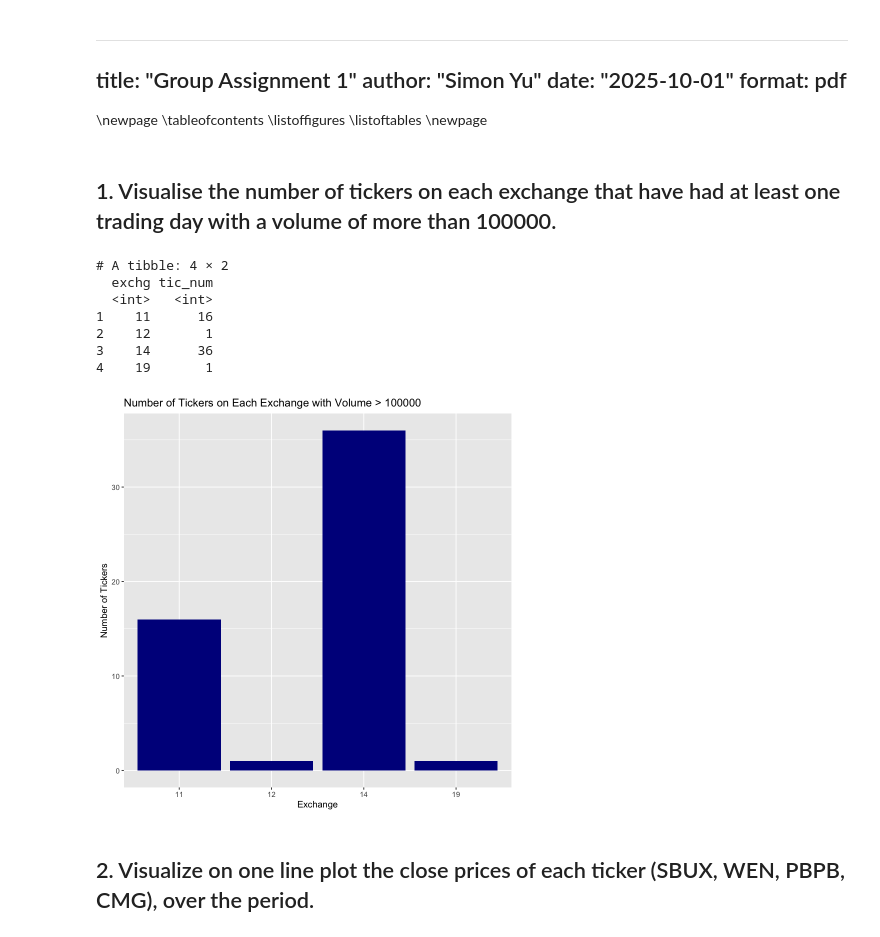
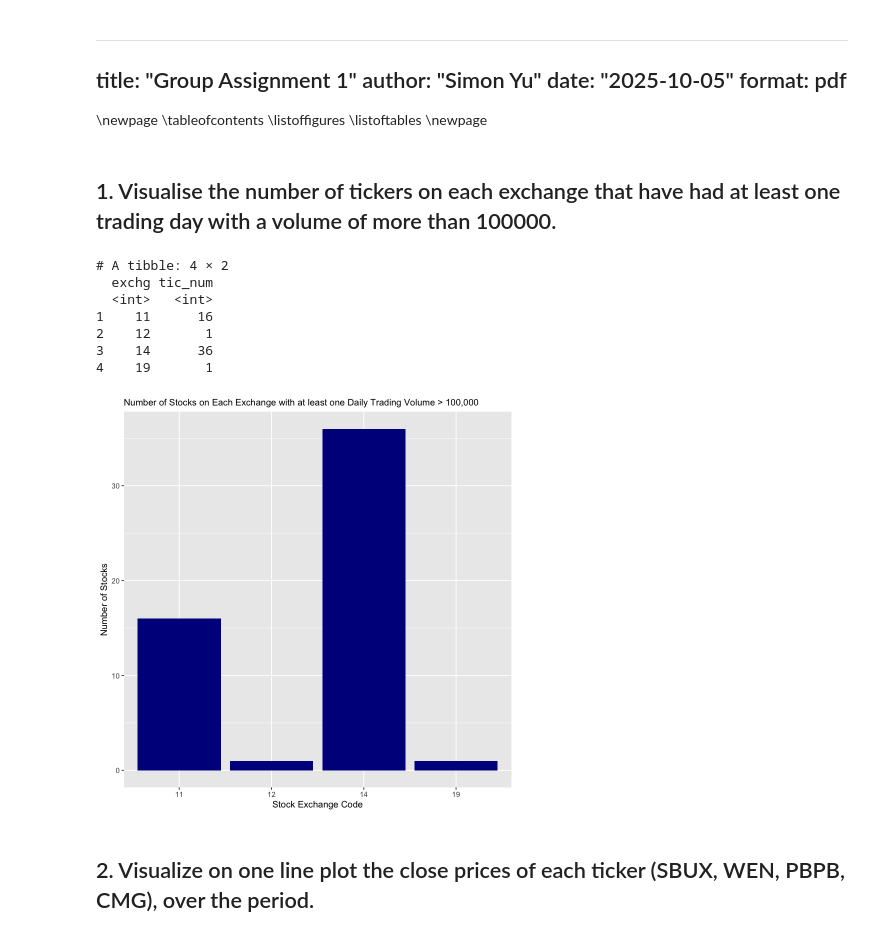
Before and after one commit to simonyuu/R_Group-Assignment, a Jupyter notebook: A1 visualiztion.ipynb, the cells around one changed output. Cells and saved outputs as stored; diff of their text form; code cells hidden in the pictures.

```diff
--- a/A1 visualiztion.ipynb
+++ b/A1 visualiztion.ipynb
@@ -2,7 +2,7 @@
 ---
 title: "Group Assignment 1"
 author: "Simon Yu"
-date: "2025-10-01"
+date: "2025-10-05"
 format: pdf
 ---
 \newpage
@@ -30,28 +33,30 @@ cmg_data <- filter(data, tic == "CMG")
 # %% [markdown]
 ## 1. Visualise the number of tickers on each exchange that have had at least one trading day with a volume of more than 100000.
 # %%
-
+# find all the data with daily trading volume (cshtrd) > 100,000
+# group them by exchange and calulate the number of distinct tickers for each exchange
 tickers_each_exchange <- data %>%
   filter(cshtrd > 100000) %>%
   group_by(exchg) %>%
   summarise(tic_num = n_distinct(tic))
 
-# demonstrate the calulating result
+# demonstrate the calulating result table
 print(tickers_each_exchange)
 
+# plot the result using column chart
 ggplot(tickers_each_exchange, aes(factor(exchg), tic_num)) +
   geom_col(fill = "dark blue") +
-  labs(title = "Number of Tickers on Each Exchange with Volume > 100000",
-       x = "Exchange", y = "Number of Tickers")
+  labs(subtitle = "Number of Stocks on Each Exchange with at least one Daily Trading Volume > 100,000",
+       x = "Stock Exchange Code", y = "Number of Stocks")
 # %% [output]
 # A tibble: 4 × 2
   exchg tic_num
   <int>   <int>
 1    11      16
 2    12       1
 3    14      36
 4    19       1
-[figure, old version]
+[figure, new version]
 # %% [markdown]
 ## 2. Visualize on one line plot the close prices of each ticker (SBUX, WEN, PBPB, CMG), over the period.
 # %%
```
Also changed, not shown: parts of 7 cells of this notebook, 4 other files.
